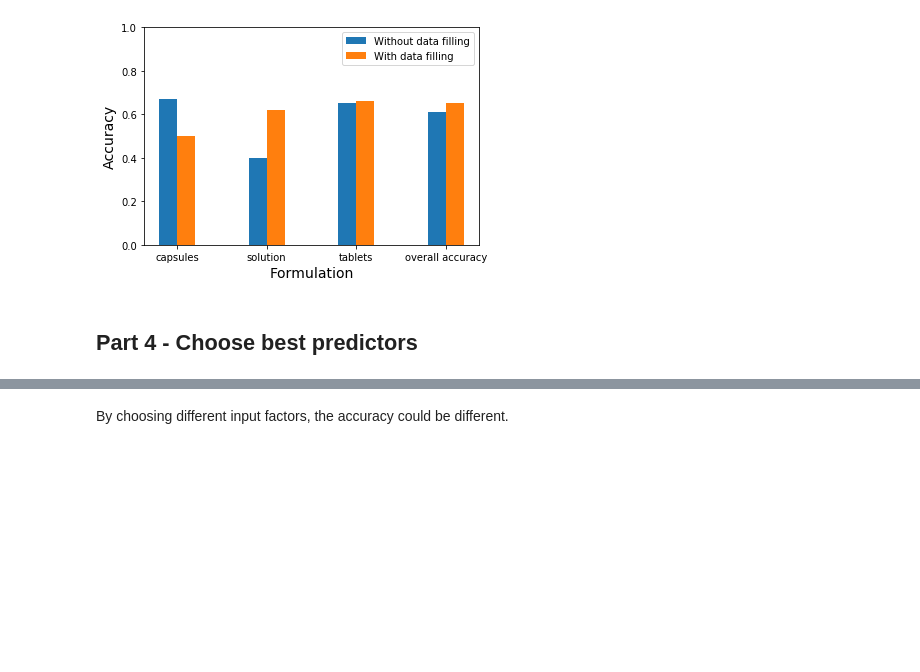
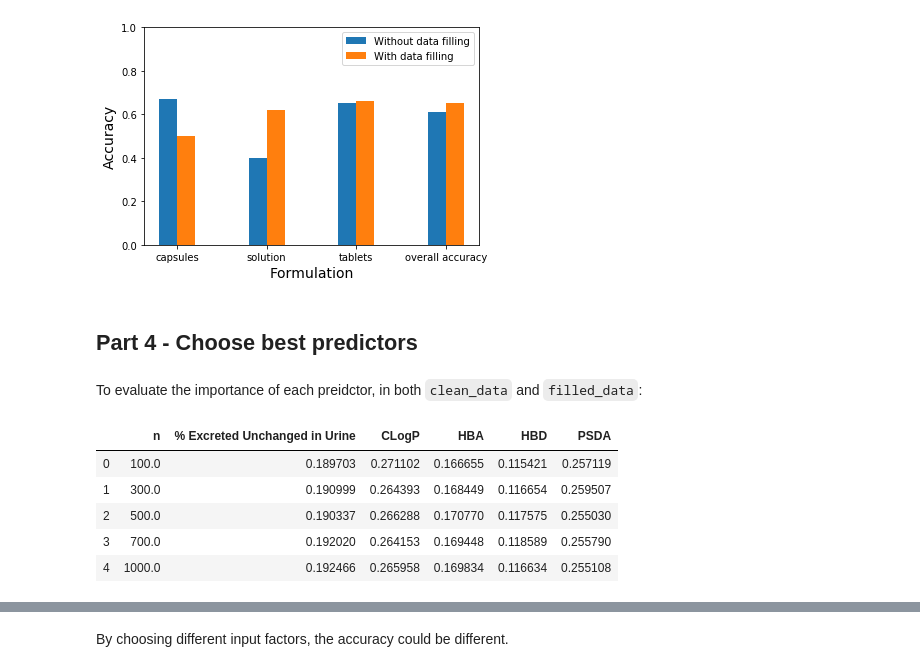
Before and after one commit to Chenyi-Mao/formulation, a Jupyter notebook: examples/examples.ipynb, the cells around one changed output, grey strips where cells are left out. Cells and saved outputs as stored; diff of their text form; code cells hidden in the pictures; blank space fills up the shorter version.

Commit message:
modified importance section

```diff
--- a/examples/examples.ipynb
+++ b/examples/examples.ipynb
@@ -153,3 +153,18 @@ plt.xticks(ticks=x-width/2, labels=name_list)
 [figure]
 # %% [markdown]
 ## Part 4 - Choose best predictors
+# %% [markdown]
+To evaluate the importance of each preidctor, in both `clean_data` and `filled_data`:
+# %%
+need=['% Excreted Unchanged in Urine', 'CLogP', 'HBA', 'HBD', 'PSDA','Formulation']
+# %%
+clean = predict_missing_value.data_dropna(data, need, need)
+# %%
+importance.importance(clean[need[:-1]],clean[need[-1]],0.2,[100,300,500,700,1000])
+# %% [output]
+|  | n | % Excreted Unchanged in Urine | CLogP | HBA | HBD | PSDA |
+| 0 | 100.0 | 0.189703 | 0.271102 | 0.166655 | 0.115421 | 0.257119 |
+| 1 | 300.0 | 0.190999 | 0.264393 | 0.168449 | 0.116654 | 0.259507 |
+| 2 | 500.0 | 0.190337 | 0.266288 | 0.170770 | 0.117575 | 0.255030 |
+| 3 | 700.0 | 0.192020 | 0.264153 | 0.169448 | 0.118589 | 0.255790 |
+| 4 | 1000.0 | 0.192466 | 0.265958 | 0.169834 | 0.116634 | 0.255108 |
```
Also changed, not shown: parts of 4 cells of this notebook.
